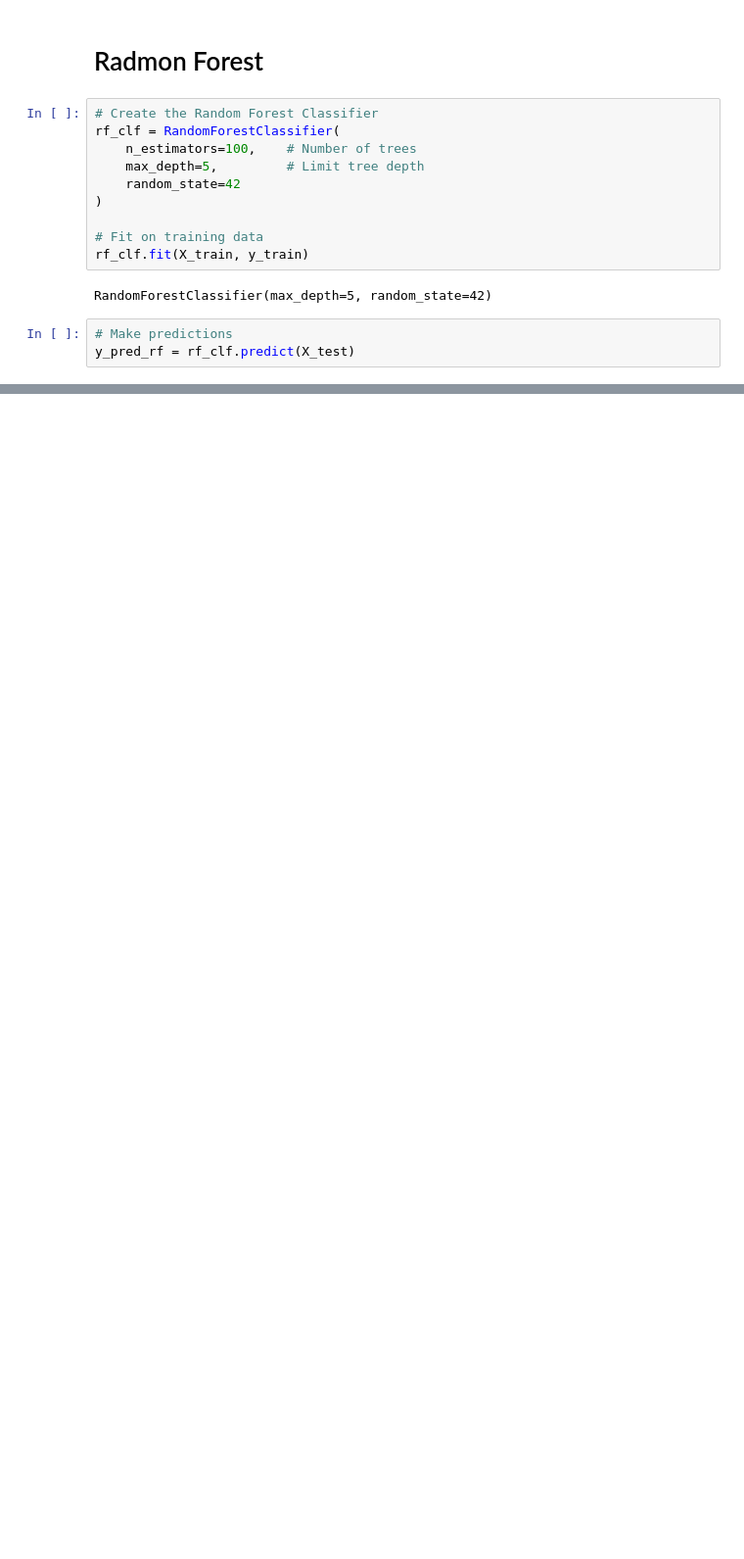
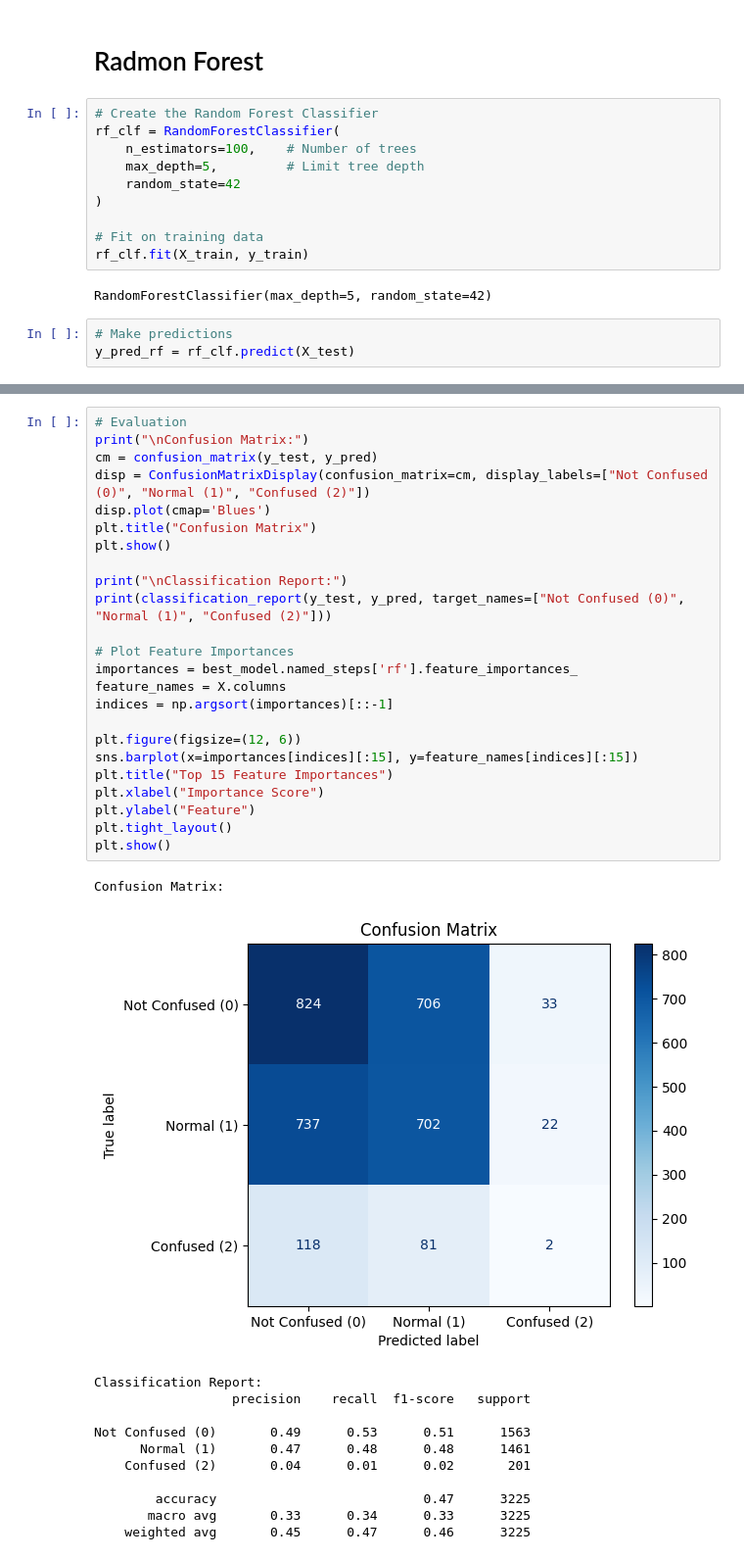
Before and after one commit to NFL-Data-Bowl/nfl-data-bowl, a Jupyter notebook: Code/Modeling/random_forest.ipynb, the cells around one changed output, grey strips where cells are left out. Shown at 98% size. Saved outputs shown, nothing was run; the diff lists cells and outputs as text; blank space fills up the shorter version.

```diff
--- a/Code/Modeling/random_forest.ipynb
+++ b/Code/Modeling/random_forest.ipynb
@@ -143,0 +208,37 @@ weighted avg       0.40      0.44      0.30      3225
+# %%
+# Evaluation
+print("\nConfusion Matrix:")
+cm = confusion_matrix(y_test, y_pred)
+disp = ConfusionMatrixDisplay(confusion_matrix=cm, display_labels=["Not Confused (0)", "Normal (1)", "Confused (2)"])
+disp.plot(cmap='Blues')
+plt.title("Confusion Matrix")
+plt.show()
+
+print("\nClassification Report:")
+print(classification_report(y_test, y_pred, target_names=["Not Confused (0)", "Normal (1)", "Confused (2)"]))
+
+# Plot Feature Importances
+importances = best_model.named_steps['rf'].feature_importances_
+feature_names = X.columns
+indices = np.argsort(importances)[::-1]
+
+plt.figure(figsize=(12, 6))
+sns.barplot(x=importances[indices][:15], y=feature_names[indices][:15])
+plt.title("Top 15 Feature Importances")
+plt.xlabel("Importance Score")
+plt.ylabel("Feature")
+plt.tight_layout()
+plt.show()
+# %% [output]
+Confusion Matrix:
+[figure, added]
+Classification Report:
+                  precision    recall  f1-score   support
+
+Not Confused (0)       0.49      0.53      0.51      1563
+      Normal (1)       0.47      0.48      0.48      1461
+    Confused (2)       0.04      0.01      0.02       201
+
+        accuracy                           0.47      3225
+       macro avg       0.33      0.34      0.33      3225
+    weighted avg       0.45      0.47      0.46      3225
```
Also changed, not shown: parts of 15 cells of this notebook.
